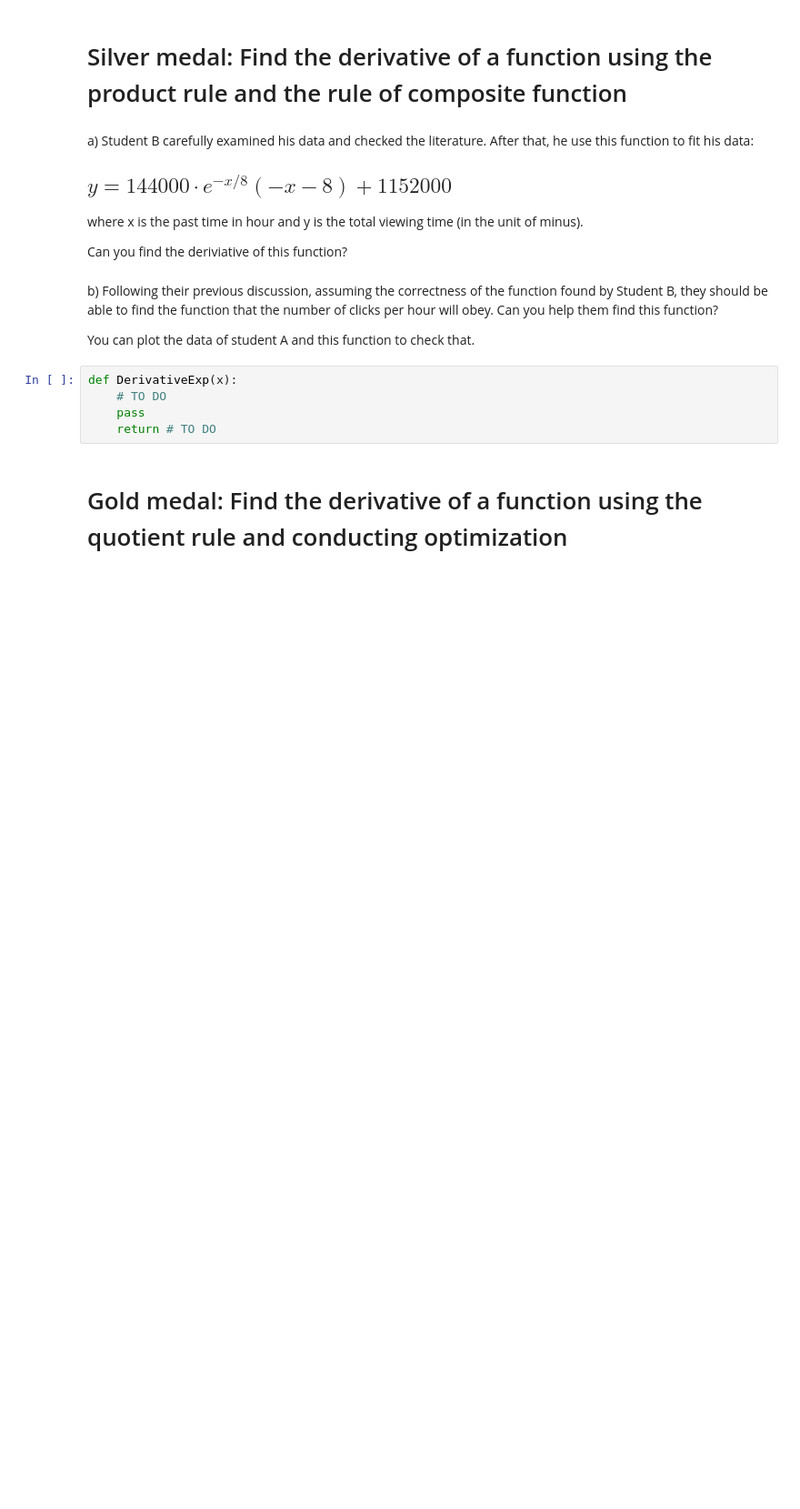
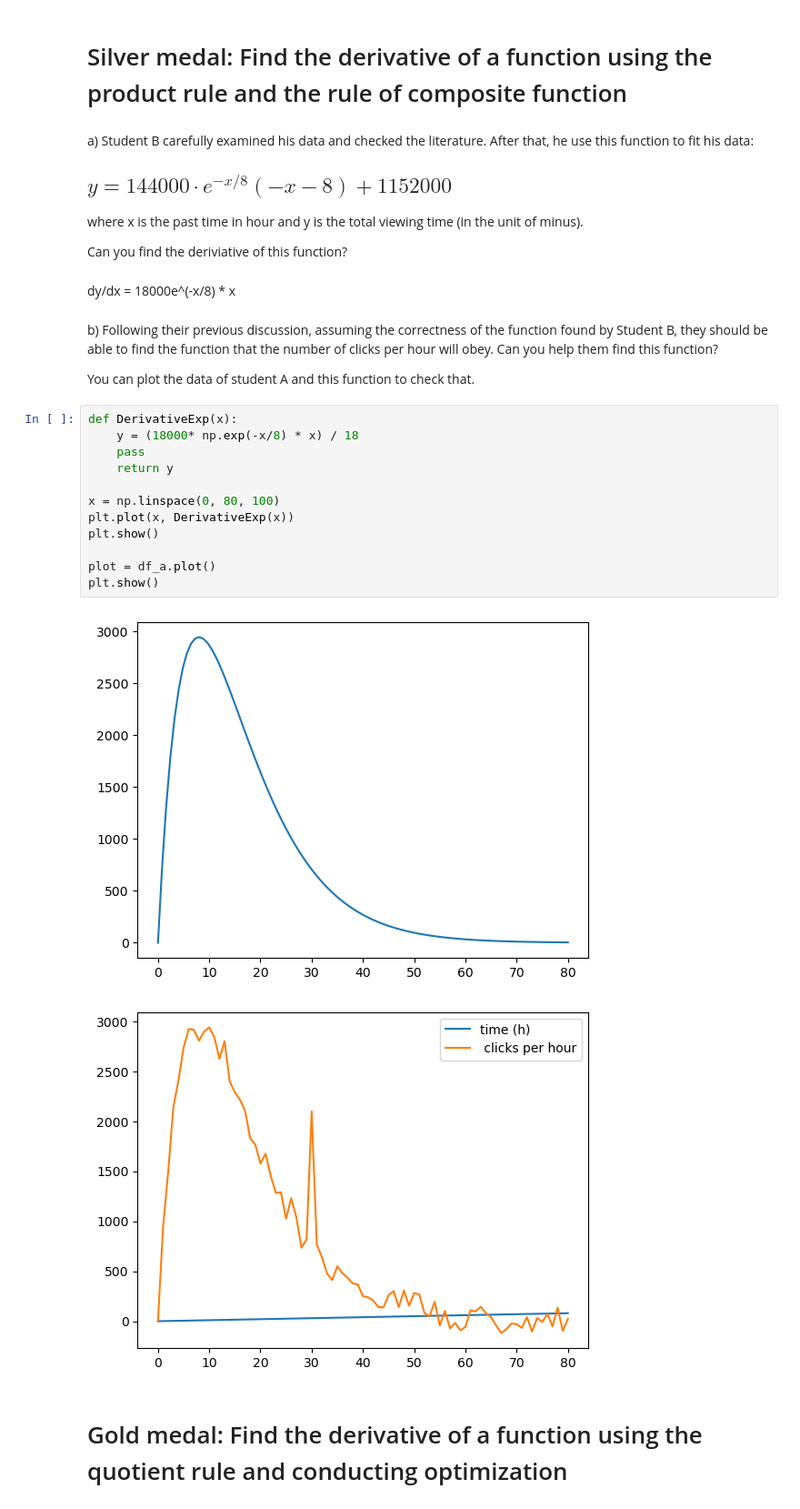
Before and after one commit to JelleBla/computational-thinking-week-individual-13450166, a Jupyter notebook: challenge_calculus/Review_Calculus.ipynb, the cells around one changed output. Shown: that part at 91% size. Cells and saved outputs as stored; diff of their text form; blank space fills up the shorter version.

```diff
--- a/challenge_calculus/Review_Calculus.ipynb
+++ b/challenge_calculus/Review_Calculus.ipynb
@@ -145,15 +139,27 @@ a) Student B carefully examined his data and checked the literature. After that,
 where x is the past time in hour and y is the total viewing time (in the unit of minus).
 
 Can you find the deriviative of this function?
+# %% [markdown]
+dy/dx = 18000e^(-x/8) * x
 # %% [markdown]
 b) Following their previous discussion, assuming the correctness of the function found by Student B, they should be able to find the function that the number of clicks per hour will obey. Can you help them find this function?
 
 You can plot the data of student A and this function to check that.
 # %%
 def DerivativeExp(x):
-    # TO DO
+    y = (18000* np.exp(-x/8) * x) / 18
     pass
-    return # TO DO
+    return y
+
+x = np.linspace(0, 80, 100)
+plt.plot(x, DerivativeExp(x))
+plt.show()
+
+plot = df_a.plot()
+plt.show()
+# %% [output]
+[figure, added]
+[figure, added]
 # %% [markdown]
 # Gold medal: Find the derivative of a function using the quotient rule and conducting optimization
 # %% [markdown]
```
Also changed, not shown: parts of 2 cells of this notebook, 2 other files.
